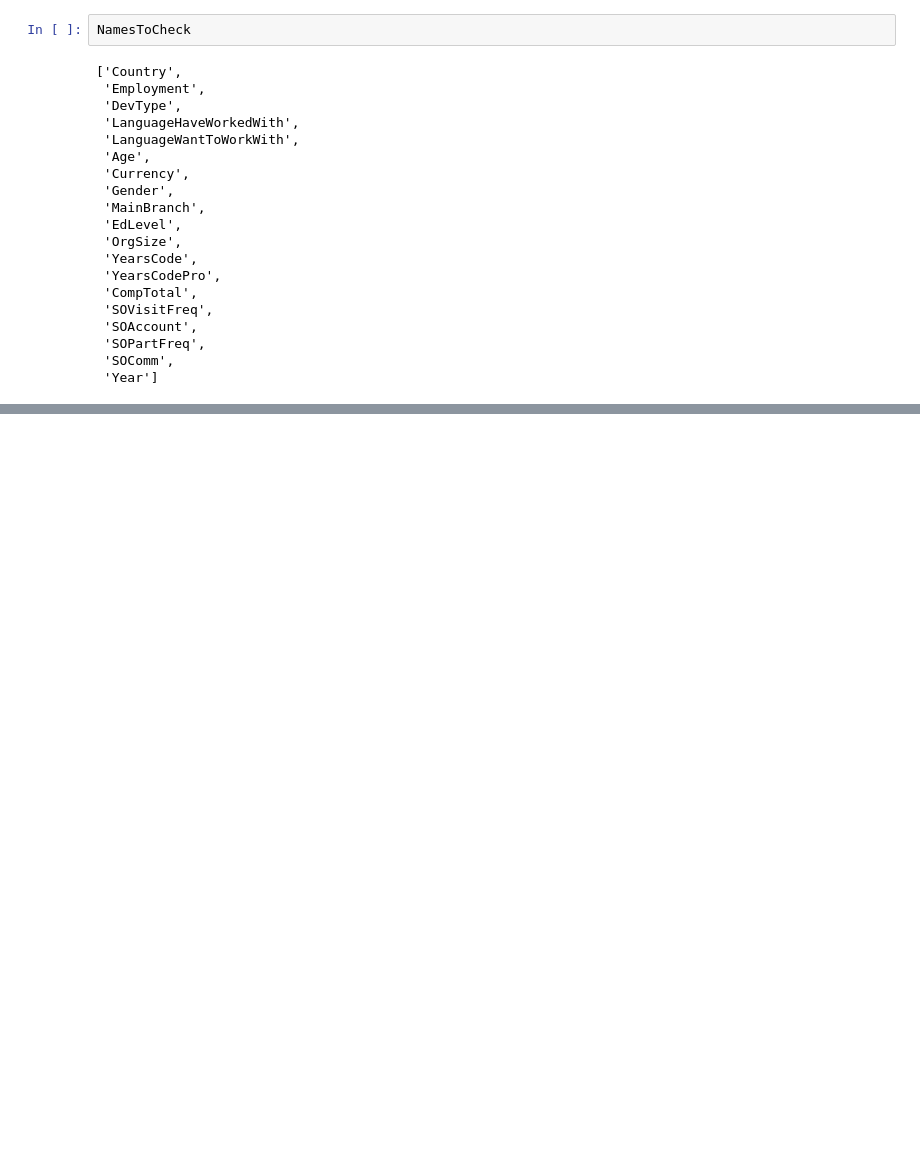
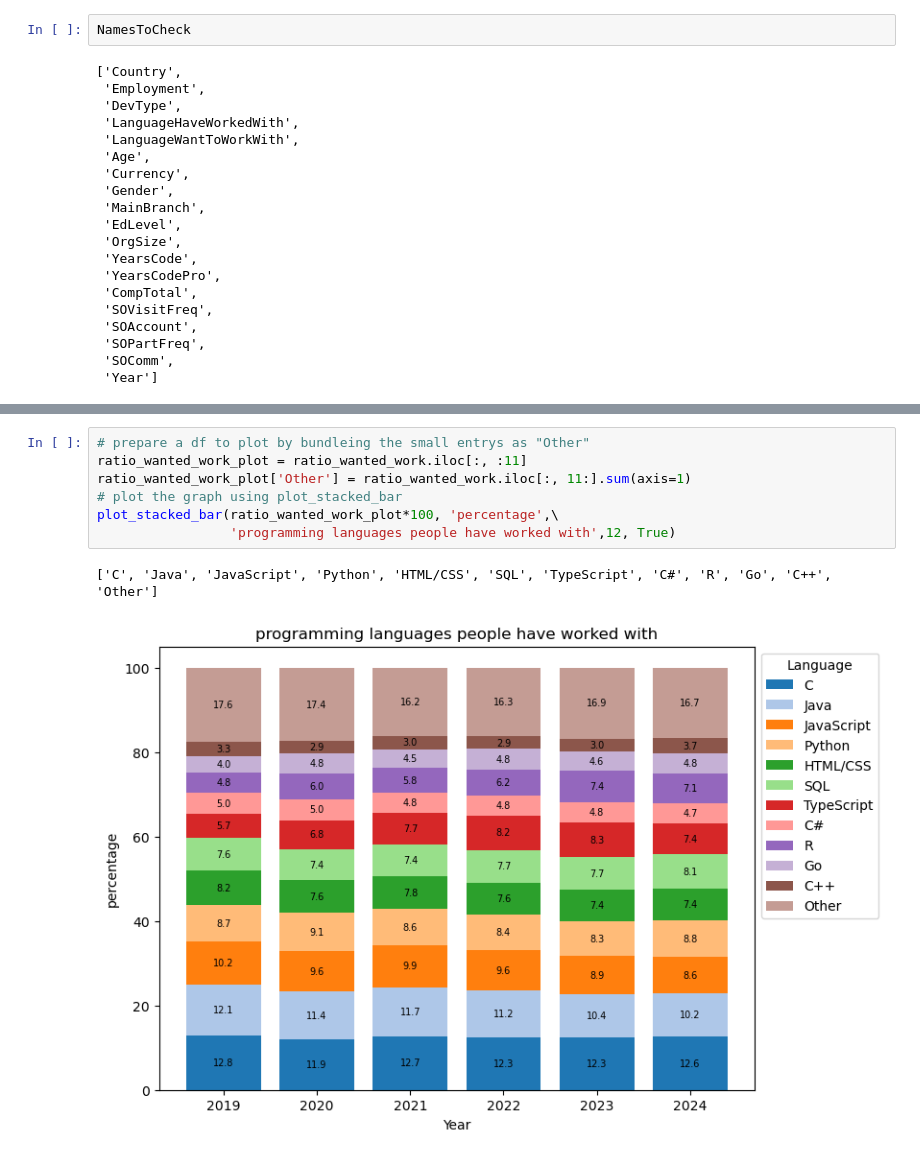
Before and after one commit to AlbertFlatscher/Stackoverflow_Survey_over_Time, a Jupyter notebook: Shifts_in_Programming_Preferences_from_2019_to_2024.ipynb, the cells around one changed output, grey strips where cells are left out. Drawn from its saved outputs; the diff is of its cells as text; blank space fills up the shorter version.

```diff
--- a/Shifts_in_Programming_Preferences_from_2019_to_2024.ipynb
+++ b/Shifts_in_Programming_Preferences_from_2019_to_2024.ipynb
@@ -640,0 +510,10 @@ test.head(20)
+# %%
+# prepare a df to plot by bundleing the small entrys as "Other"
+ratio_wanted_work_plot = ratio_wanted_work.iloc[:, :11]
+ratio_wanted_work_plot['Other'] = ratio_wanted_work.iloc[:, 11:].sum(axis=1)
+# plot the graph using plot_stacked_bar
+plot_stacked_bar(ratio_wanted_work_plot*100, 'percentage',\
+                 'programming languages people have worked with',12, True)
+# %% [output]
+['C', 'Java', 'JavaScript', 'Python', 'HTML/CSS', 'SQL', 'TypeScript', 'C#', 'R', 'Go', 'C++', 'Other']
+[figure, added]
```
Also changed, not shown: parts of 60 cells of this notebook.
